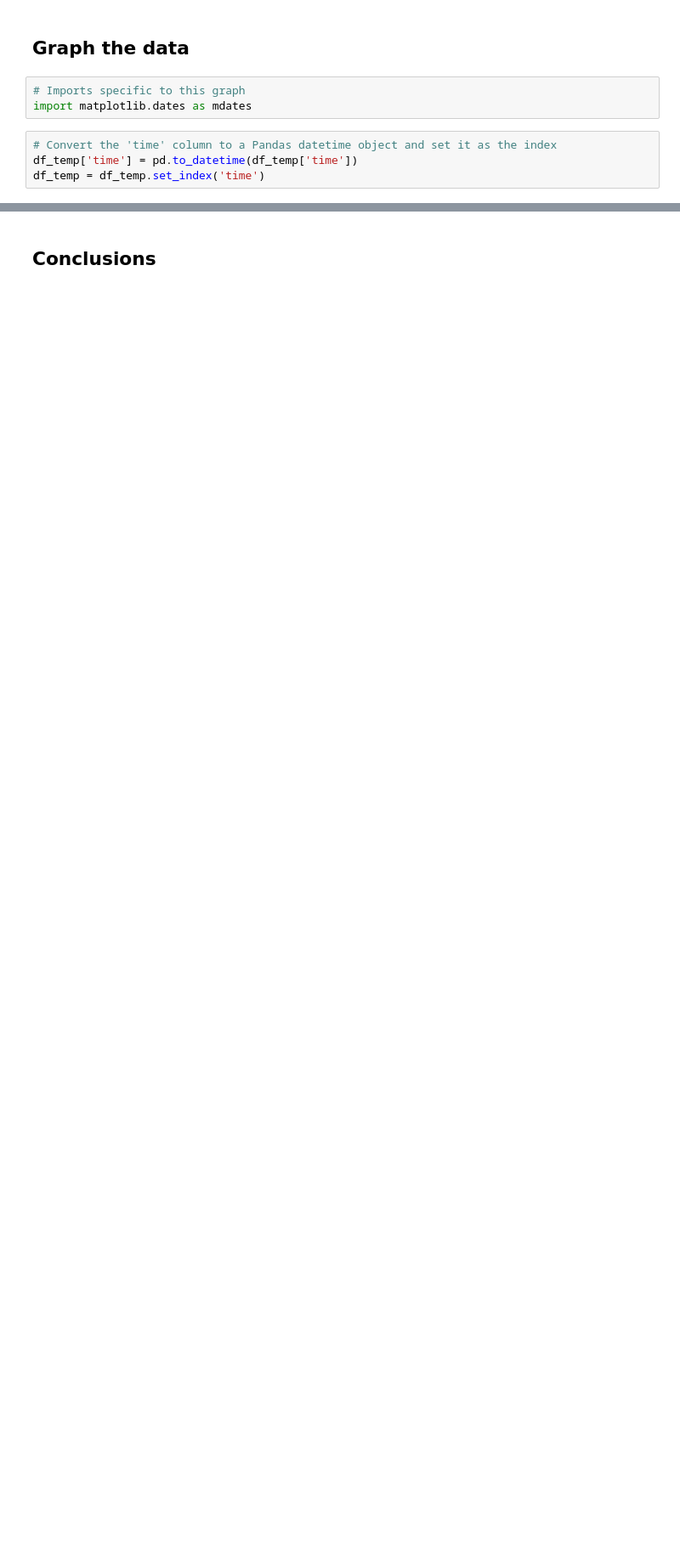
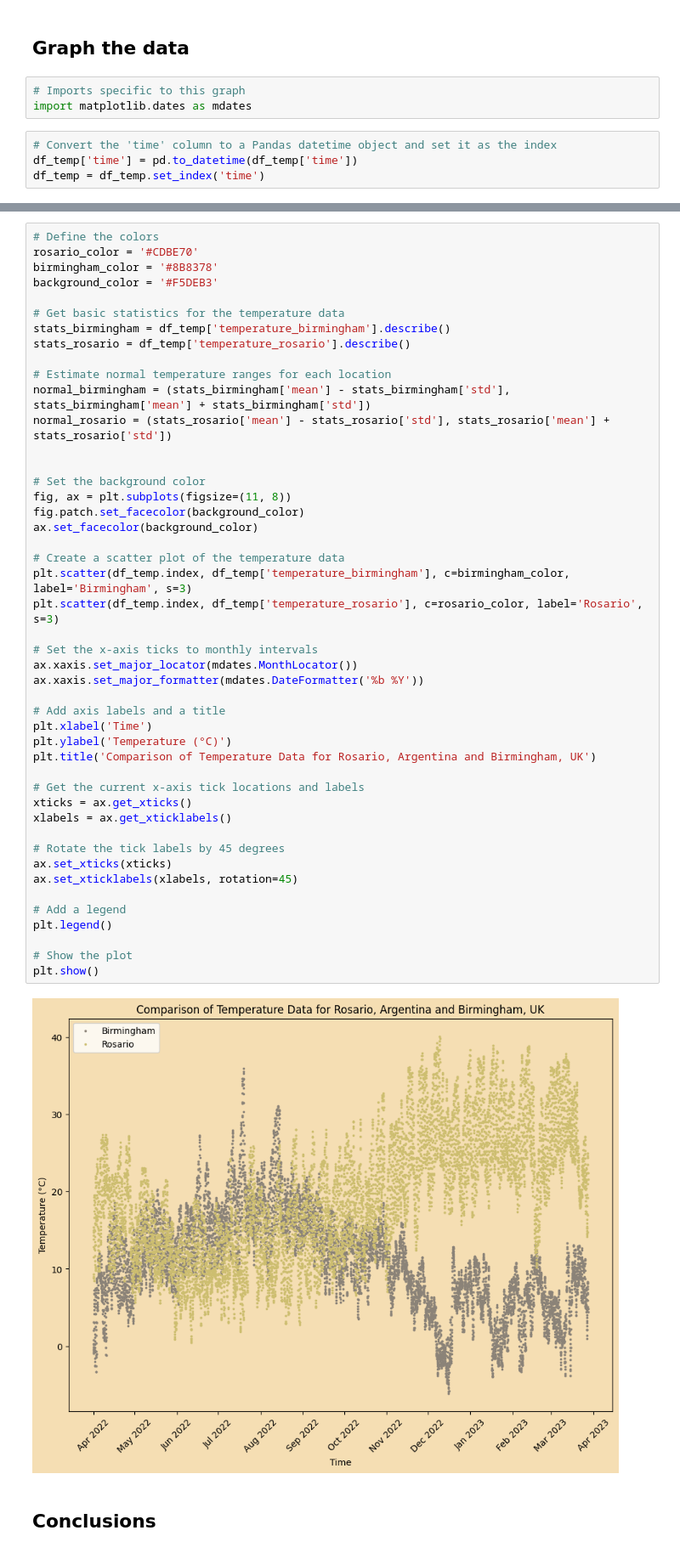
Before and after one commit to Namibnat/daily_graph, a Jupyter notebook: src/03_04_2023/graph_notebook_03_04_2023.ipynb, the cells around one changed output, grey strips where cells are left out. Shown at 85% size. Drawn from its saved outputs; the diff is of its cells as text; blank space fills up the shorter version.

Commit message:
Day 20 of my graph a day project

```diff
--- a/src/03_04_2023/graph_notebook_03_04_2023.ipynb
+++ b/src/03_04_2023/graph_notebook_03_04_2023.ipynb
@@ -135,3 +109,51 @@ plt.show()
+# %%
+# Define the colors
+rosario_color = '#CDBE70'
+birmingham_color = '#8B8378'
+background_color = '#F5DEB3'
+
+# Get basic statistics for the temperature data
+stats_birmingham = df_temp['temperature_birmingham'].describe()
+stats_rosario = df_temp['temperature_rosario'].describe()
+
+# Estimate normal temperature ranges for each location
+normal_birmingham = (stats_birmingham['mean'] - stats_birmingham['std'], stats_birmingham['mean'] + stats_birmingham['std'])
+normal_rosario = (stats_rosario['mean'] - stats_rosario['std'], stats_rosario['mean'] + stats_rosario['std'])
+
+
+# Set the background color
+fig, ax = plt.subplots(figsize=(11, 8))
+fig.patch.set_facecolor(background_color)
+ax.set_facecolor(background_color)
+
+# Create a scatter plot of the temperature data
+plt.scatter(df_temp.index, df_temp['temperature_birmingham'], c=birmingham_color, label='Birmingham', s=3)
+plt.scatter(df_temp.index, df_temp['temperature_rosario'], c=rosario_color, label='Rosario', s=3)
+
+# Set the x-axis ticks to monthly intervals
+ax.xaxis.set_major_locator(mdates.MonthLocator())
+ax.xaxis.set_major_formatter(mdates.DateFormatter('%b %Y'))
+
+# Add axis labels and a title
+plt.xlabel('Time')
+plt.ylabel('Temperature (°C)')
+plt.title('Comparison of Temperature Data for Rosario, Argentina and Birmingham, UK')
+
+# Get the current x-axis tick locations and labels
+xticks = ax.get_xticks()
+xlabels = ax.get_xticklabels()
+
+# Rotate the tick labels by 45 degrees
+ax.set_xticks(xticks)
+ax.set_xticklabels(xlabels, rotation=45)
+
+# Add a legend
+plt.legend()
+
+# Show the plot
+plt.show()
+# %% [output]
+[figure, added]
 # %% [markdown]
 ## Conclusions
 # %% [markdown]
```
Also changed, not shown: parts of 13 cells of this notebook, 2 other files.
